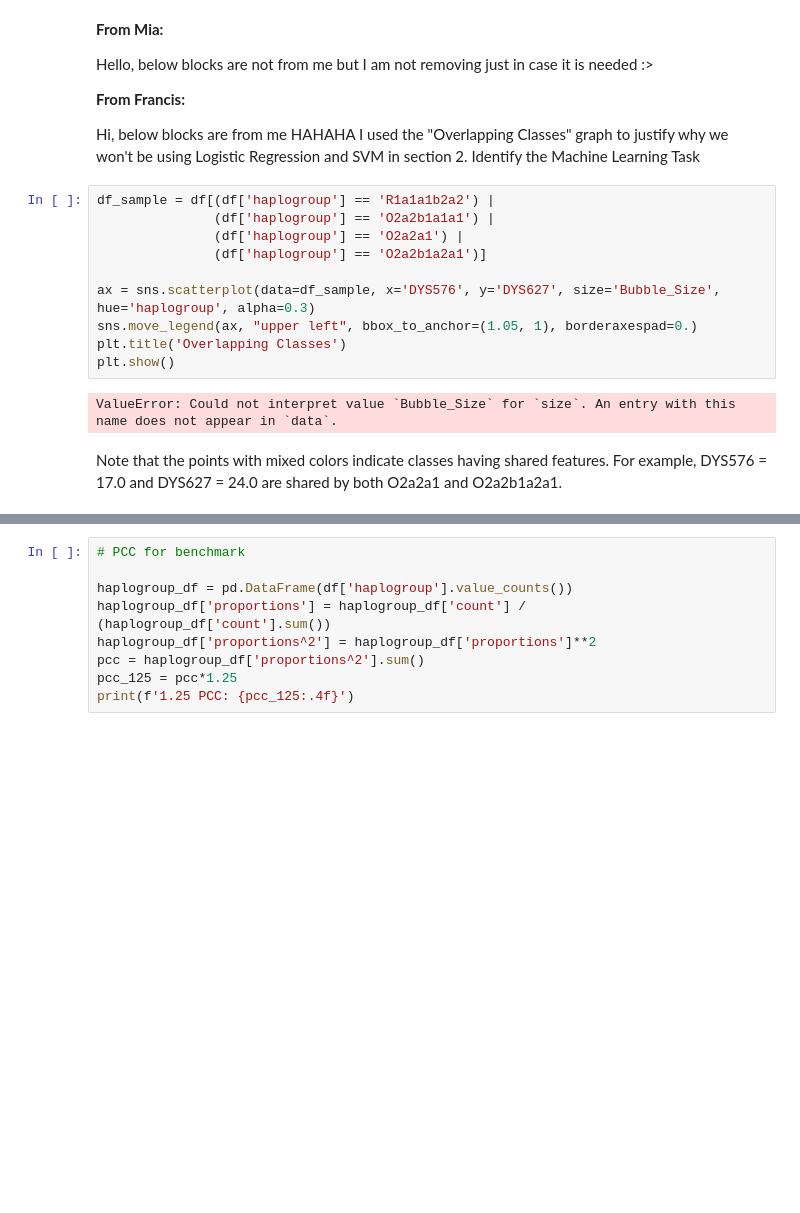
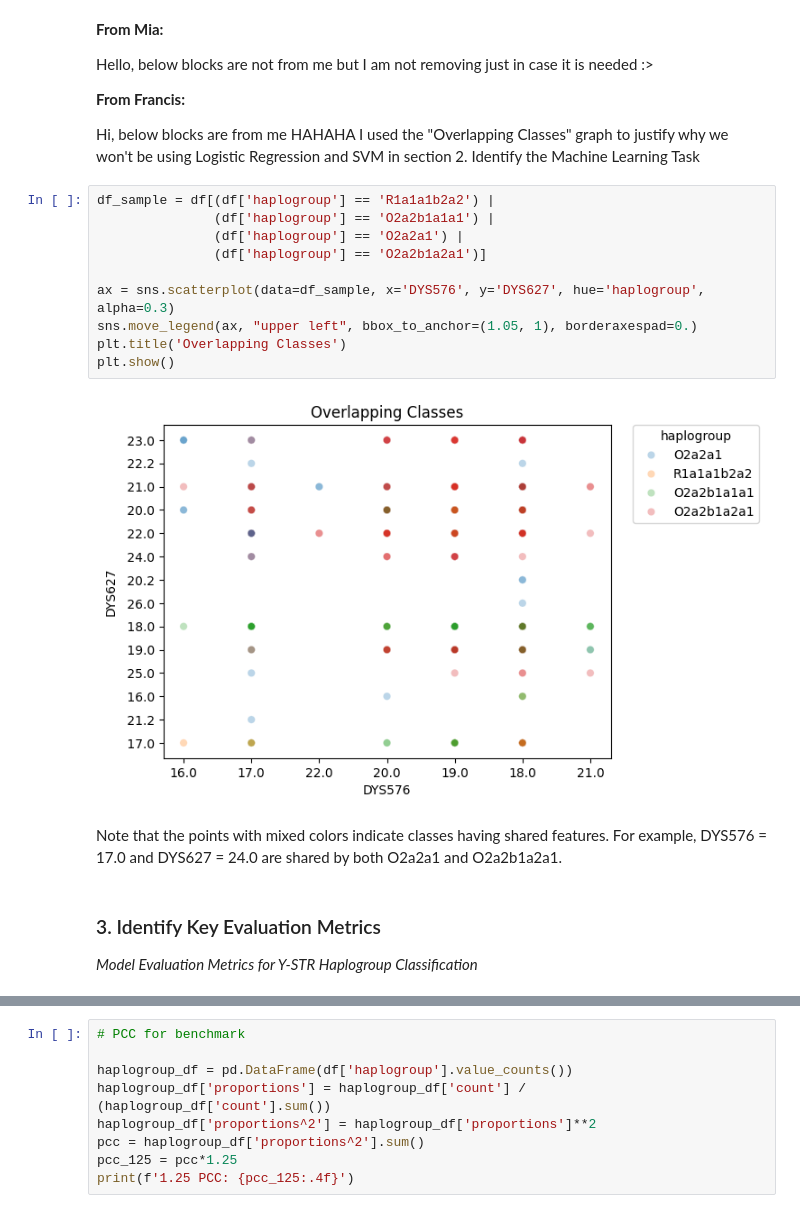
Before and after one commit to kibindy/LT8_final_project, a Jupyter notebook: LT8_Final_Project_Notebook.ipynb, the cells around one changed output, grey strips where cells are left out. Cells and saved outputs as stored; diff of their text form; blank space fills up the shorter version.

```diff
--- a/LT8_Final_Project_Notebook.ipynb
+++ b/LT8_Final_Project_Notebook.ipynb
@@ -463,14 +253,18 @@ Hi, below blocks are from me HAHAHA I used the "Overlapping Classes" graph to ju
 # %%
 df_sample = df[(df['haplogroup'] == 'R1a1a1b2a2') |
                (df['haplogroup'] == 'O2a2b1a1a1') |
                (df['haplogroup'] == 'O2a2a1') |
                (df['haplogroup'] == 'O2a2b1a2a1')]
 
-ax = sns.scatterplot(data=df_sample, x='DYS576', y='DYS627', size='Bubble_Size', hue='haplogroup', alpha=0.3)
+ax = sns.scatterplot(data=df_sample, x='DYS576', y='DYS627', hue='haplogroup', alpha=0.3)
 sns.move_legend(ax, "upper left", bbox_to_anchor=(1.05, 1), borderaxespad=0.)
 plt.title('Overlapping Classes')
 plt.show()
 # %% [output]
-ValueError: Could not interpret value `Bubble_Size` for `size`. An entry with this name does not appear in `data`.
+[figure, added]
 # %% [markdown]
 Note that the points with mixed colors indicate classes having shared features. For example, DYS576 = 17.0 and DYS627 = 24.0 are shared by both O2a2a1 and O2a2b1a2a1.
+# %% [markdown]
+### 3. Identify Key Evaluation Metrics
+
+<i>Model Evaluation Metrics for Y-STR Haplogroup Classification</i>
```
Also changed, not shown: parts of 34 cells of this notebook.
